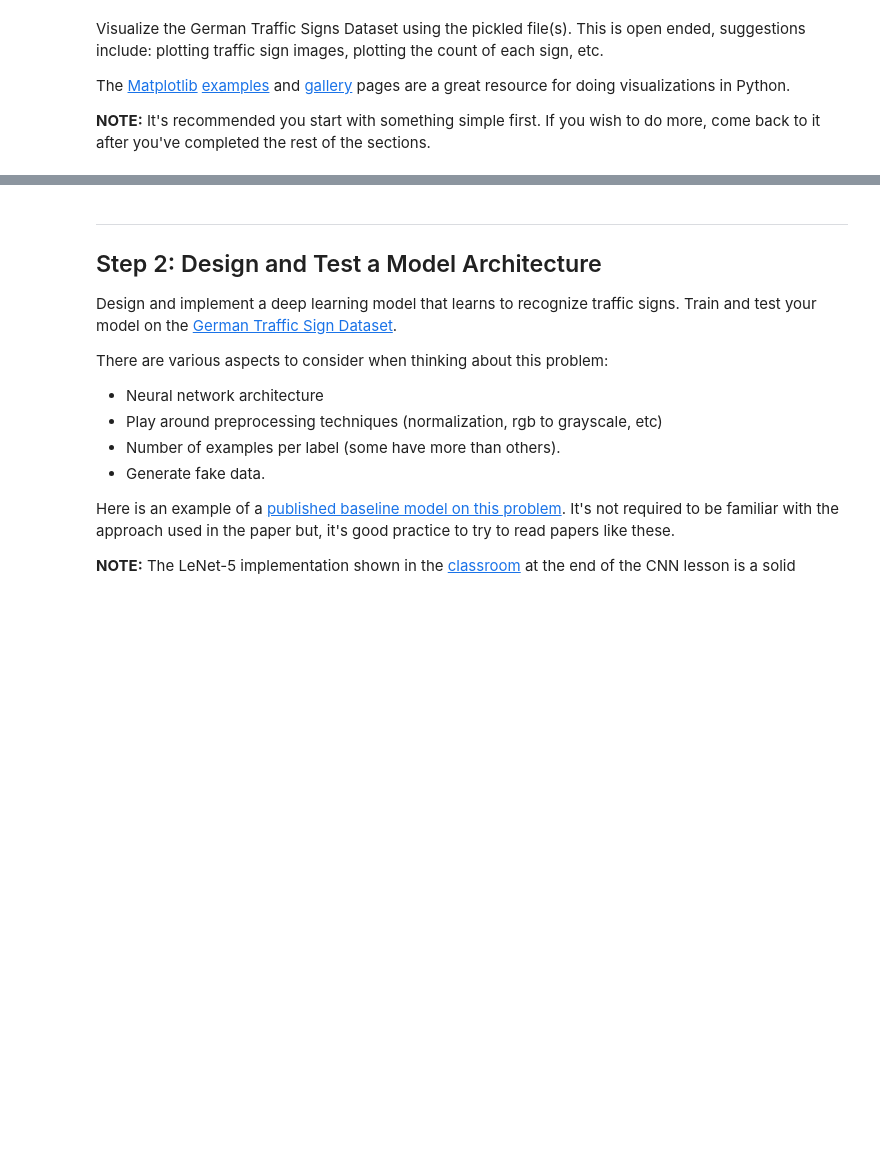
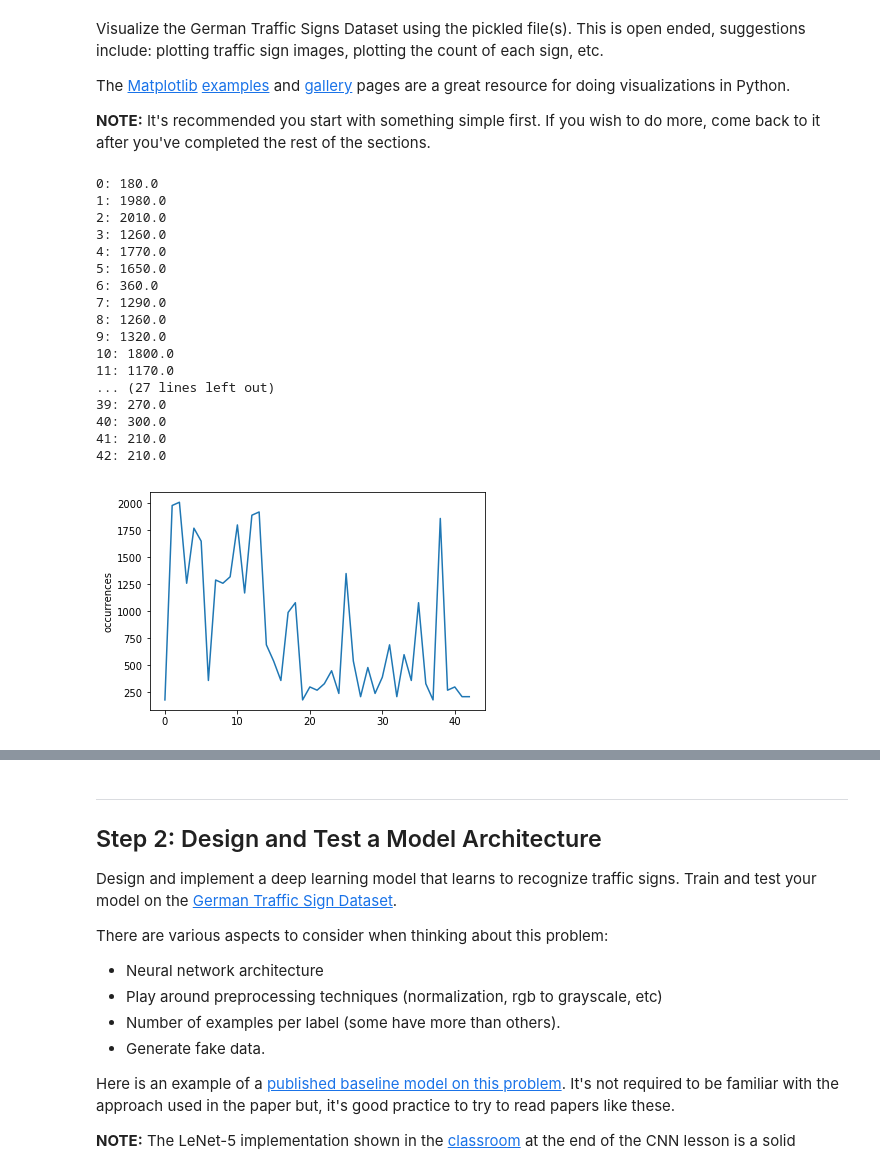
Before and after one commit to mwolfram/CarND-Traffic-Sign-Classifier-Project-mwolfram, a Jupyter notebook: Traffic_Sign_Classifier.ipynb, the cells around one changed output, grey strips where cells are left out. Saved outputs shown, nothing was run; the diff lists cells and outputs as text; code cells hidden in the pictures; blank space fills up the shorter version.

```diff
--- a/Traffic_Sign_Classifier.ipynb
+++ b/Traffic_Sign_Classifier.ipynb
@@ -133,3 +204,29 @@ def print_sign_occurrences():
+# %%
+### Data exploration visualization code goes here.
+### Feel free to use as many code cells as needed.
+# Visualizations will be shown in the notebook.
+%matplotlib inline
+
+print_sign_occurrences()
+# %% [output]
+0: 180.0
+1: 1980.0
+2: 2010.0
+3: 1260.0
+4: 1770.0
+5: 1650.0
+6: 360.0
+7: 1290.0
+8: 1260.0
+9: 1320.0
+10: 1800.0
+11: 1170.0
+... (27 lines left out)
+39: 270.0
+40: 300.0
+41: 210.0
+42: 210.0
+[figure, added]
 # %%
 # print an image from the training set, with its label
 print_random_image()
```
Also changed, not shown: parts of 20 cells of this notebook.
